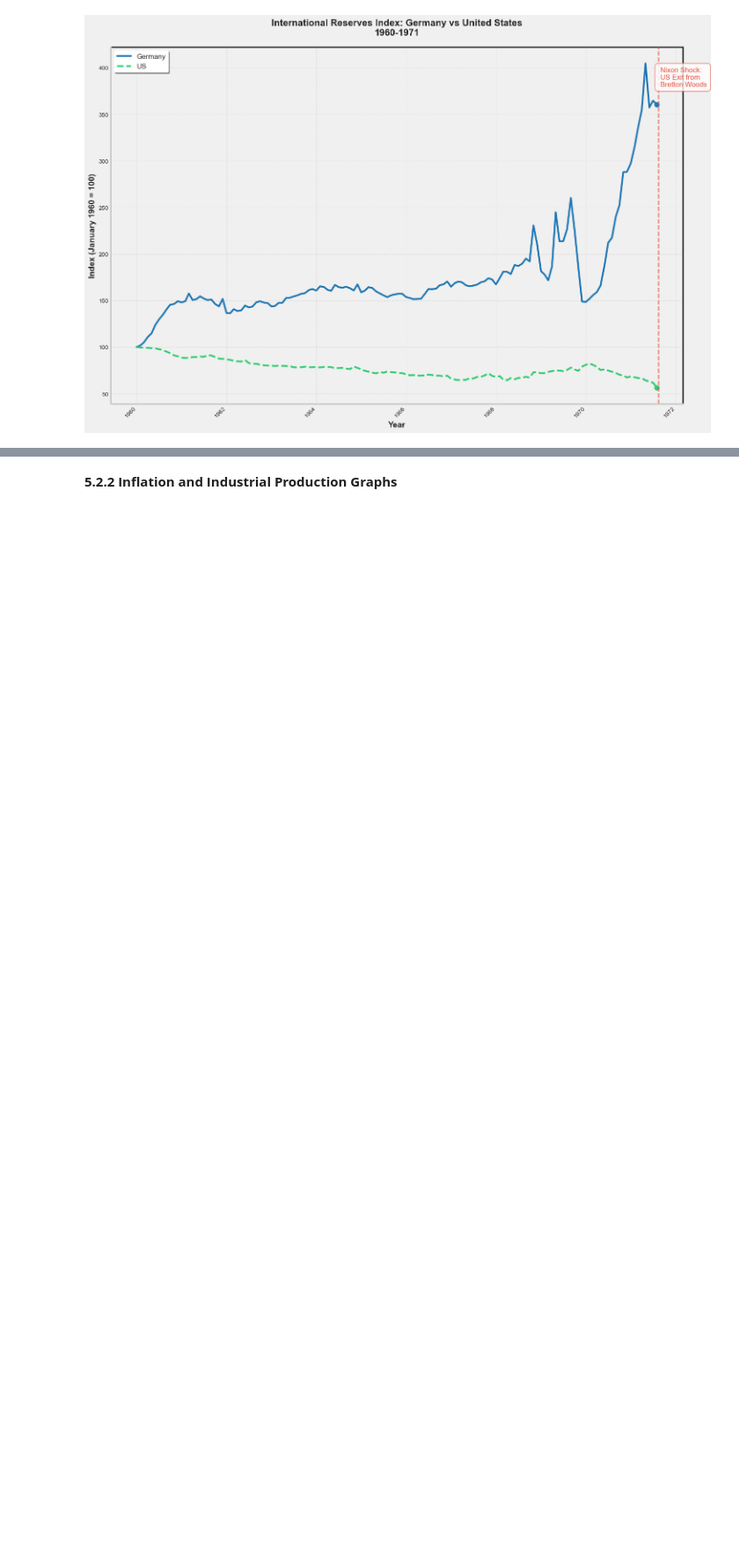
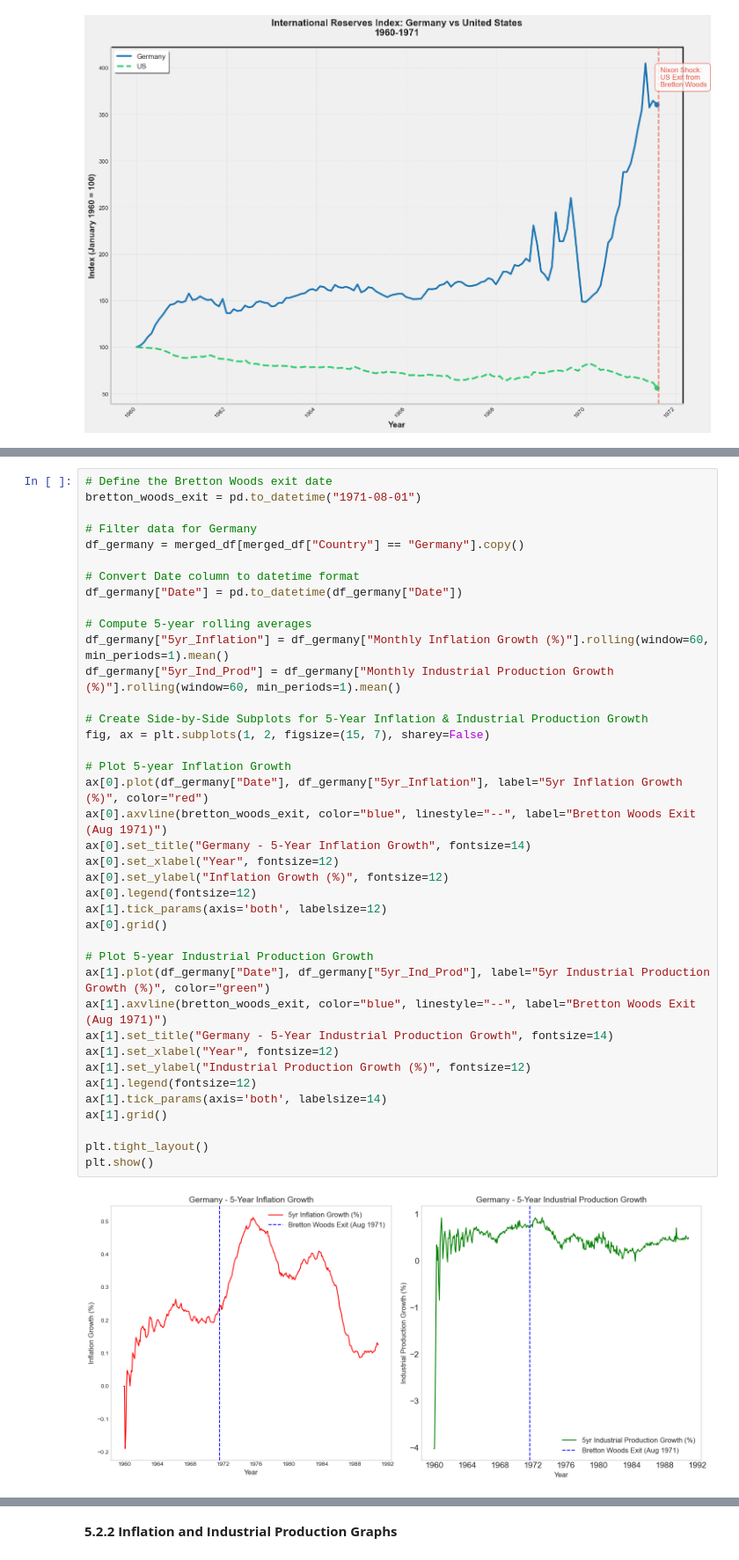
Before and after one commit to EC1B1-Macro-Project/Germany_Coursework, a Jupyter notebook: code/NB00.ipynb, the cells around one changed output, grey strips where cells are left out. Shown at 88% size. Cells and saved outputs as stored; diff of their text form; blank space fills up the shorter version.

```diff
--- a/code/NB00.ipynb
+++ b/code/NB00.ipynb
@@ -586,0 +659,41 @@ plt.show()
+# %%
+# Define the Bretton Woods exit date
+bretton_woods_exit = pd.to_datetime("1971-08-01")
+
+# Filter data for Germany
+df_germany = merged_df[merged_df["Country"] == "Germany"].copy()
+
+# Convert Date column to datetime format
+df_germany["Date"] = pd.to_datetime(df_germany["Date"])
+
+# Compute 5-year rolling averages
+df_germany["5yr_Inflation"] = df_germany["Monthly Inflation Growth (%)"].rolling(window=60, min_periods=1).mean()
+df_germany["5yr_Ind_Prod"] = df_germany["Monthly Industrial Production Growth (%)"].rolling(window=60, min_periods=1).mean()
+
+# Create Side-by-Side Subplots for 5-Year Inflation & Industrial Production Growth
+fig, ax = plt.subplots(1, 2, figsize=(15, 7), sharey=False)
+
+# Plot 5-year Inflation Growth
+ax[0].plot(df_germany["Date"], df_germany["5yr_Inflation"], label="5yr Inflation Growth (%)", color="red")
+ax[0].axvline(bretton_woods_exit, color="blue", linestyle="--", label="Bretton Woods Exit (Aug 1971)")
+ax[0].set_title("Germany - 5-Year Inflation Growth", fontsize=14)
+ax[0].set_xlabel("Year", fontsize=12)
+ax[0].set_ylabel("Inflation Growth (%)", fontsize=12)
+ax[0].legend(fontsize=12)
+ax[1].tick_params(axis='both', labelsize=12)
+ax[0].grid()
+
+# Plot 5-year Industrial Production Growth
+ax[1].plot(df_germany["Date"], df_germany["5yr_Ind_Prod"], label="5yr Industrial Production Growth (%)", color="green")
+ax[1].axvline(bretton_woods_exit, color="blue", linestyle="--", label="Bretton Woods Exit (Aug 1971)")
+ax[1].set_title("Germany - 5-Year Industrial Production Growth", fontsize=14)
+ax[1].set_xlabel("Year", fontsize=12)
+ax[1].set_ylabel("Industrial Production Growth (%)", fontsize=12)
+ax[1].legend(fontsize=12)
+ax[1].tick_params(axis='both', labelsize=14)
+ax[1].grid()
+
+plt.tight_layout()
+plt.show()
+# %% [output]
+[figure, added]
```
Also changed, not shown: parts of 23 cells of this notebook, 1 other file.
